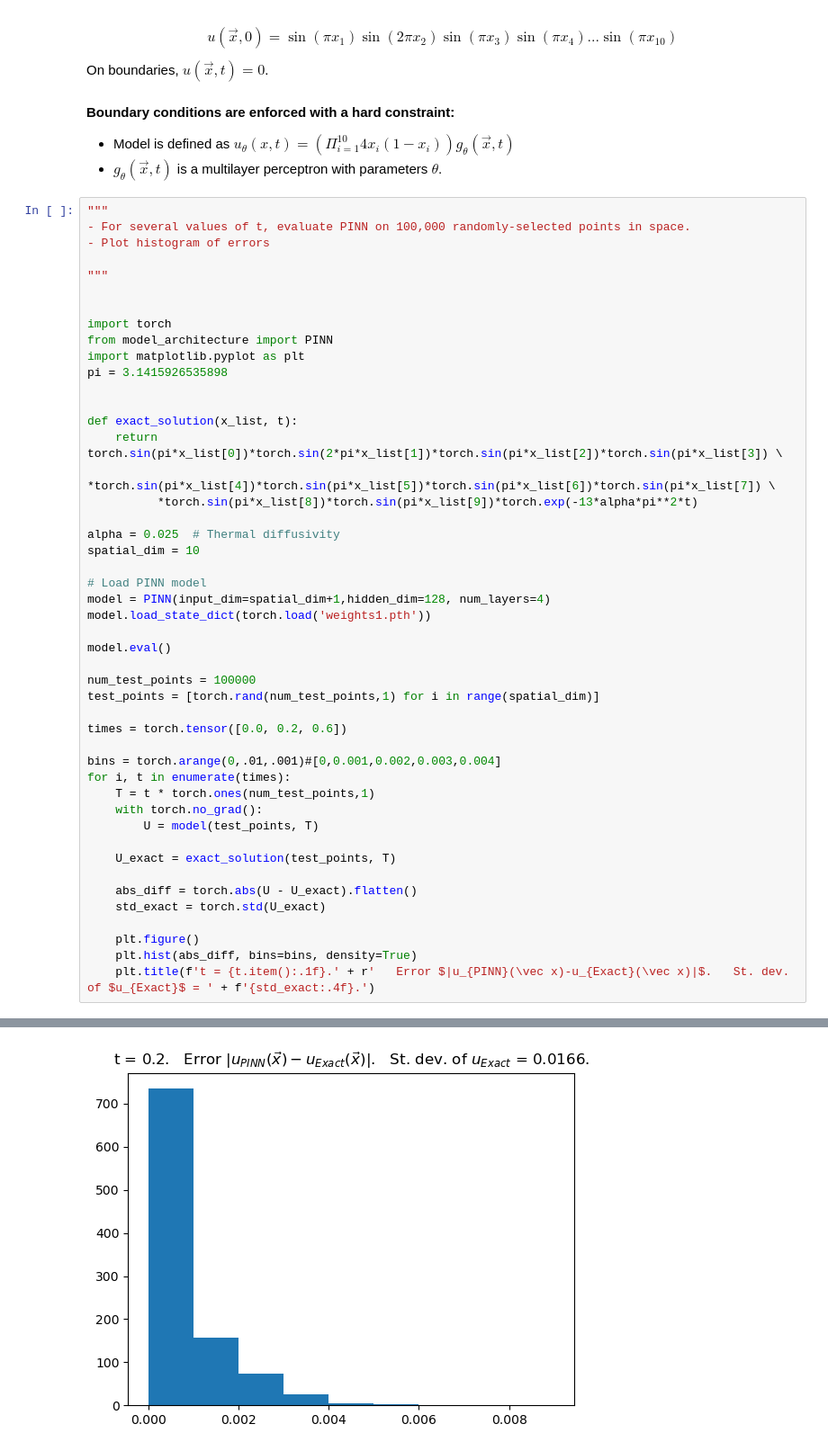
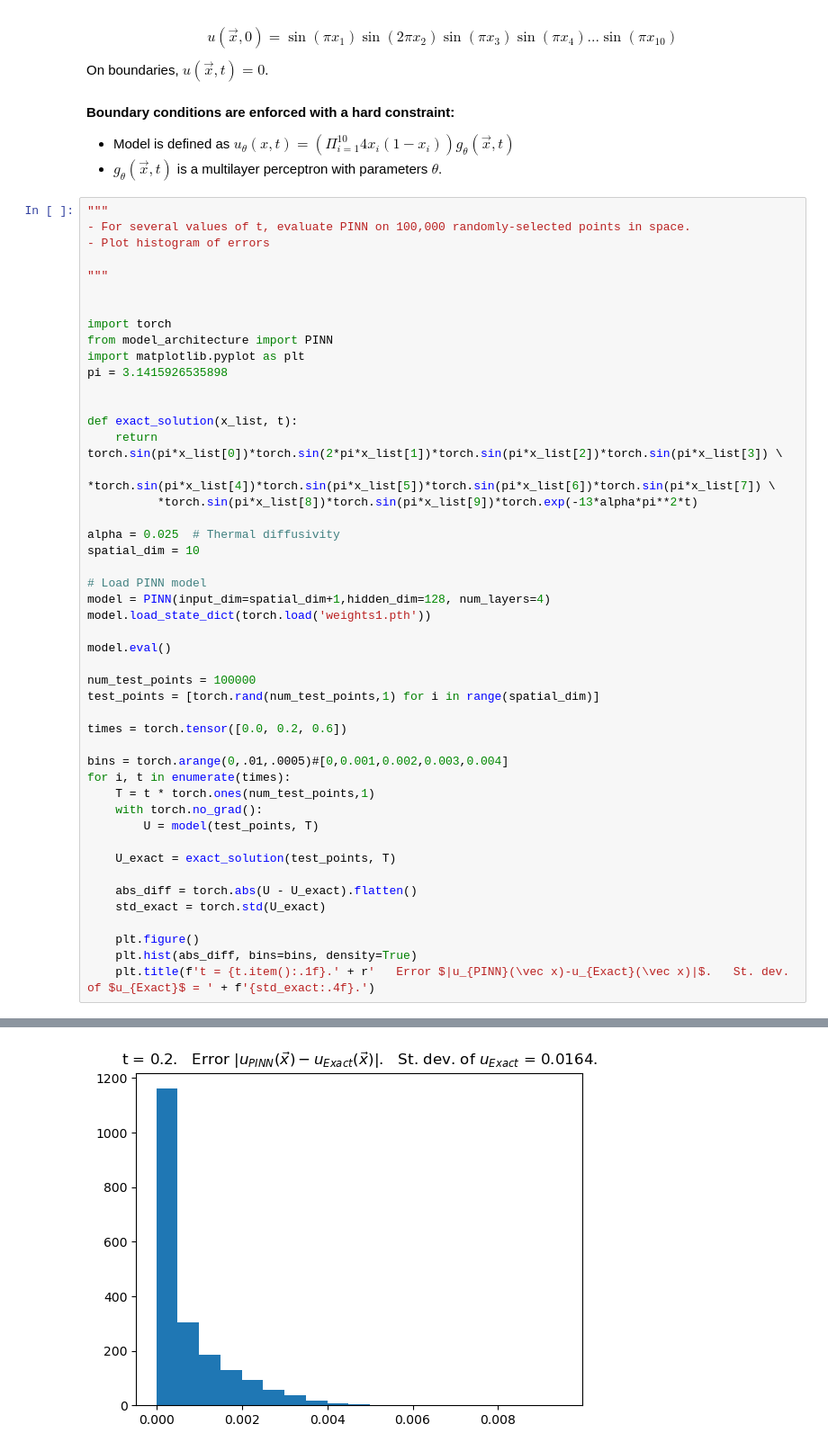
Before and after one commit to cbarkan1/physics-informed-neural-networks, a Jupyter notebook: 10D/Evaluating_PINN.ipynb, the cells around one changed output, grey strips where cells are left out. Shown at 90% size. Saved outputs shown, nothing was run; the diff lists cells and outputs as text.

Commit message:
changed histogram bins

```diff
--- a/10D/Evaluating_PINN.ipynb
+++ b/10D/Evaluating_PINN.ipynb
@@ -48,7 +48,7 @@ test_points = [torch.rand(num_test_points,1) for i in range(spatial_dim)]
 
 times = torch.tensor([0.0, 0.2, 0.6])
 
-bins = torch.arange(0,.01,.001)#[0,0.001,0.002,0.003,0.004]
+bins = torch.arange(0,.01,.0005)#[0,0.001,0.002,0.003,0.004]
 for i, t in enumerate(times):
     T = t * torch.ones(num_test_points,1)
     with torch.no_grad():
@@ -67 +67 @@ for i, t in enumerate(times):
-[figure, old version]
+[figure, new version]
```
Also changed, not shown: parts of 1 cell of this notebook.
